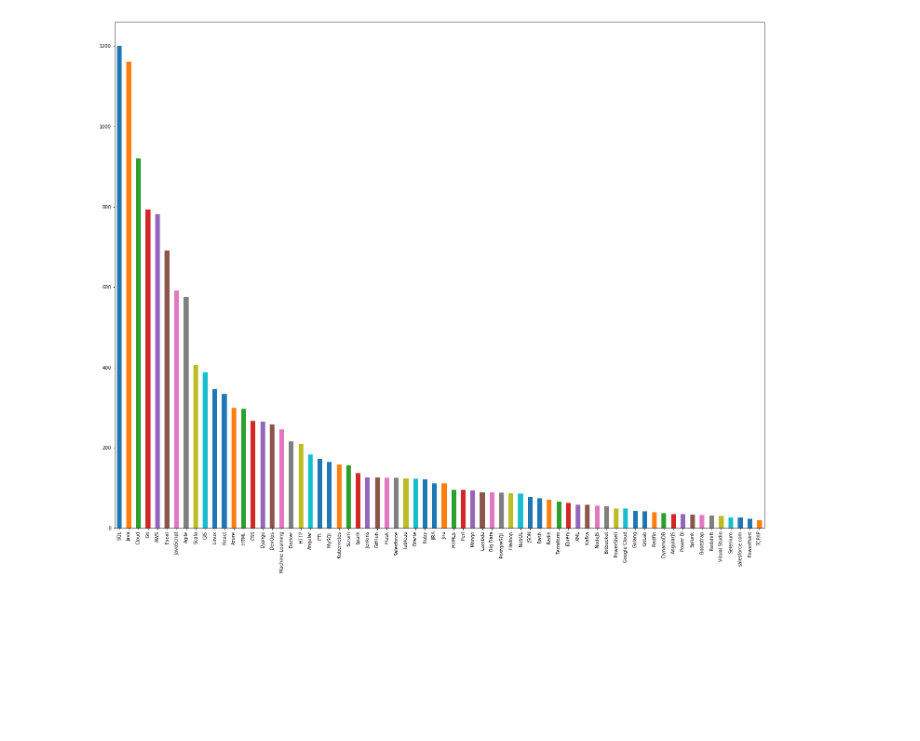
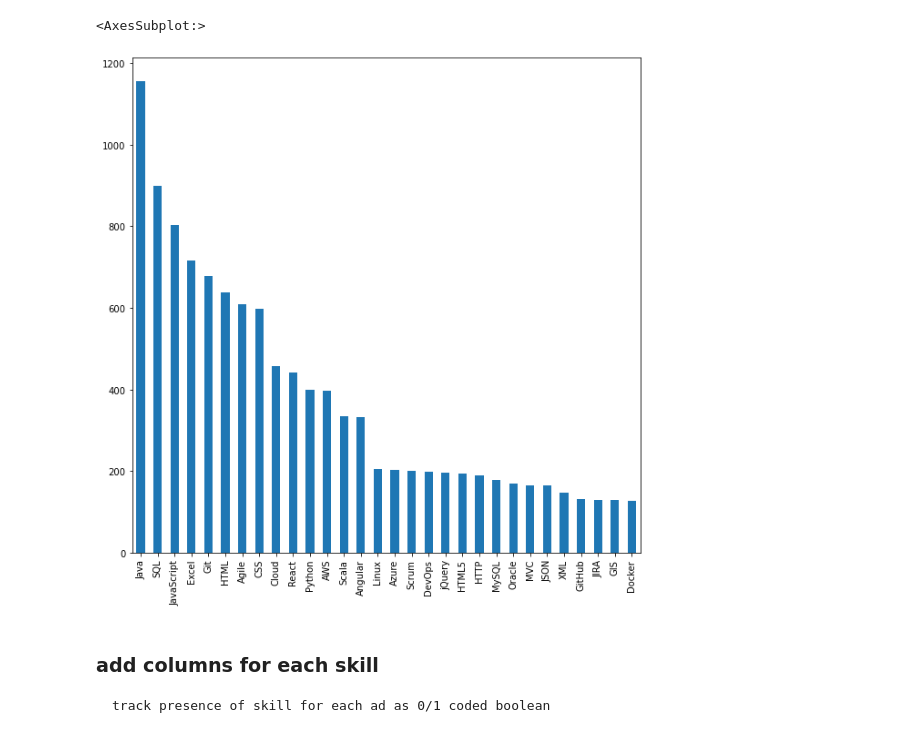
Before and after one commit to aaronjstern/tech-job-analysis, a Jupyter notebook: general_tech_with_salary.ipynb, the cells around one changed output. Drawn from its saved outputs; the diff is of its cells as text; code cells hidden in the pictures; blank space fills up the shorter version.

```diff
--- a/general_tech_with_salary.ipynb
+++ b/general_tech_with_salary.ipynb
@@ -127,0 +138,2 @@ dtype: int64
+# %%
+job_data = job_data.reset_index(drop=True)
@@ -343,7 +296,11 @@ job_text.text.str.count('JavaScript', flags=re.IGNORECASE).sum()
 # %%
-def count_skills(pattern, flags=re.IGNORECASE):
+def count_skills(skill_title, pattern=None, flags=re.IGNORECASE):
+    if not pattern:
+        pattern = skill_title
     try:
-        skill_count = {'Skill' : pattern, 'Count' : job_text.text.str.count(pattern, flags).sum()}
+        skill_series = job_data.full_job_description.str.findall(pattern, flags)
+        count = len(skill_series[skill_series.values.astype(bool)])
+        skill_count = {'Skill' : skill_title, 'Count' : count}
     except:
         pass
     else:
@@ -375,5 +312,17 @@ dtype: int64
+# %%
+skill_patterns = ['Python', "SQL", 'JavaScript', 'Java', 'AWS', 'Linux', 'Agile', 'Django', 'DevOps', 'Cloud',
+           'CSS', 'Docker', 'Git', 'ETL', 'GIS', 'Tableau',
+           'Kubernetes', "Cloud", 'Azure', 'Jenkins', 'Ruby', 'HTML5',
+            "Excel", "NoSQL", "Perl", "Hadoop", "Angular", "Lambda", "Oracle",
+           'Redis', 'JIRA', 'Flask', 'JSON', 'PostgreSQL', 'Kafka', 'Terraform',
+            'Salesforce', 'XML', 'Scrum', 'Scala', 'Spark', 'NodeJS',
+            'Bash', 'JIRA', 'React', 'AngularJS' , "PowerShell", "HTML",
+            'Golang', 'GitHub', 'Visual Studio', 'jQuery', 'Bitbucket', "salesforce.com", 'Splunk',
+            'Machine Learning', 'Big Data', 'MySQL', 'DynamoDB', 'PowerPoint',
+            'Selenium', 'Bootstrap', 'Power BI', 'GitLab', 'Redshift', 'Google Cloud', 'HTTP',
+            'Redfin', 'TCP/IP', 'Mongo', "WordPress", "MVC"]
 # %%
-skill_counts = [count_skills(pattern) for pattern in patterns if count_skills(pattern)]
+skill_counts = [count_skills(pattern) for pattern in skill_patterns]
 # %%
 skill_counts
 # %% [output]
@@ -545,4 +350,8 @@ skill_counts_frame.plot(kind='bar', figsize=(25, 20));
-# %%
-skill_counts_frame[1:].plot(kind='bar', figsize=(25, 20));
-# %% [output]
-[figure, removed]
+# %%
+skill_counts_frame[:30].plot(kind="bar", figsize=(10,10))
+# %% [output]
+<AxesSubplot:>
+[figure, added]
+# %% [markdown]
+### add columns for each skill
+    track presence of skill for each ad as 0/1 coded boolean
```
Also changed, not shown: parts of 106 cells of this notebook, 1 other file.
